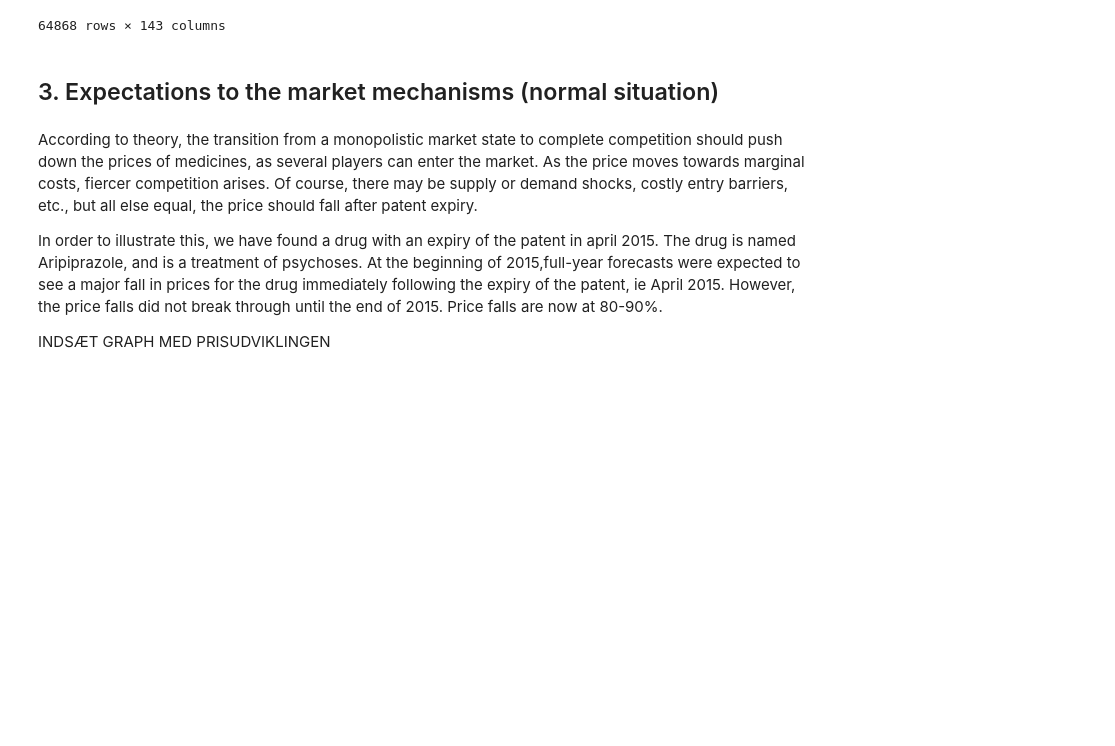
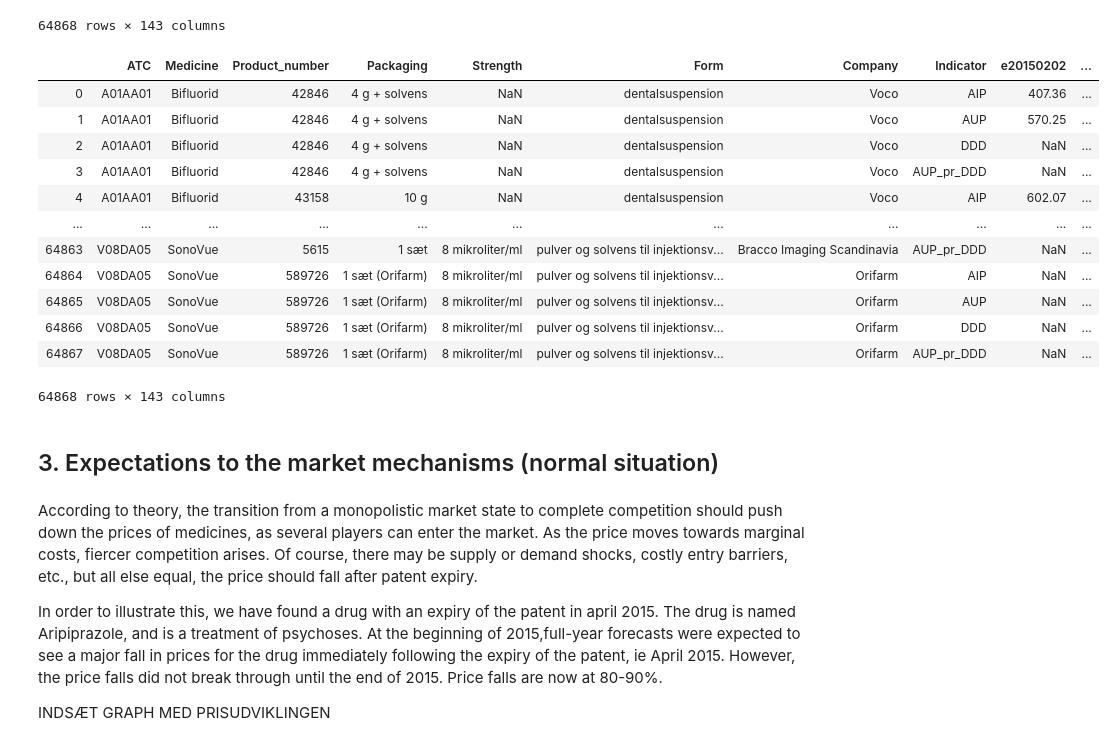
Before and after one commit to AdamTrolle/projects-2020-group-21, a Jupyter notebook: dataproject/dataproject.ipynb, the cells around one changed output. Cells and saved outputs as stored; diff of their text form; code cells hidden in the pictures; blank space fills up the shorter version.

```diff
--- a/dataproject/dataproject.ipynb
+++ b/dataproject/dataproject.ipynb
@@ -56,24 +56,40 @@ medprices_dk
 # %%
 # 2. Editing frame structure
 
 english = {'Lægemiddel':'Medicine',
                   'Varenummer':'Product_number',
                   'Pakning':'Packaging',
                   'Styrke':'Strength',
                   'Firma':'Company',
                   'Indikator':'Indicator'}
 medprices_dk.rename(columns = english, inplace=True) # Convert columns from Danish to English
 
 column_v = list(medprices_dk.columns.values) # Create list of dataframes column names
 column_v= column_v[8:]# narrow list to only focus on date variables
 
 date_to_string = {} # Create dictionary for renaming date variables
 
 # Loop throught all possible date variables and add an e in front as variables in python cannot begin with a numbers
 for i in column_v:
     date_to_string[i] = f'e{i}'
 
 medprices_dk.rename(columns = date_to_string, inplace=True) # Rename date variables in primary dataframe
+
+medprices_dk
+# %% [output]
+|  | ATC | Medicine | Product_number | Packaging | Strength | Form | Company | Indicator | e20150202 | ... |
+| 0 | A01AA01 | Bifluorid | 42846 | 4 g + solvens | NaN | dentalsuspension | Voco | AIP | 407.36 | ... |
+| 1 | A01AA01 | Bifluorid | 42846 | 4 g + solvens | NaN | dentalsuspension | Voco | AUP | 570.25 | ... |
+| 2 | A01AA01 | Bifluorid | 42846 | 4 g + solvens | NaN | dentalsuspension | Voco | DDD | NaN | ... |
+| 3 | A01AA01 | Bifluorid | 42846 | 4 g + solvens | NaN | dentalsuspension | Voco | AUP_pr_DDD | NaN | ... |
+| 4 | A01AA01 | Bifluorid | 43158 | 10 g | NaN | dentalsuspension | Voco | AIP | 602.07 | ... |
+| ... | ... | ... | ... | ... | ... | ... | ... | ... | ... | ... |
+| 64863 | V08DA05 | SonoVue | 5615 | 1 sæt | 8 mikroliter/ml | pulver og solvens til injektionsv... | Bracco Imaging Scandinavia | AUP_pr_DDD | NaN | ... |
+| 64864 | V08DA05 | SonoVue | 589726 | 1 sæt (Orifarm) | 8 mikroliter/ml | pulver og solvens til injektionsv... | Orifarm | AIP | NaN | ... |
+| 64865 | V08DA05 | SonoVue | 589726 | 1 sæt (Orifarm) | 8 mikroliter/ml | pulver og solvens til injektionsv... | Orifarm | AUP | NaN | ... |
+| 64866 | V08DA05 | SonoVue | 589726 | 1 sæt (Orifarm) | 8 mikroliter/ml | pulver og solvens til injektionsv... | Orifarm | DDD | NaN | ... |
+| 64867 | V08DA05 | SonoVue | 589726 | 1 sæt (Orifarm) | 8 mikroliter/ml | pulver og solvens til injektionsv... | Orifarm | AUP_pr_DDD | NaN | ... |
+64868 rows × 143 columns
 # %% [markdown]
 ## 3. Expectations to the market mechanisms (normal situation)
 # %% [markdown]
```
Also changed, not shown: parts of 11 cells of this notebook.
